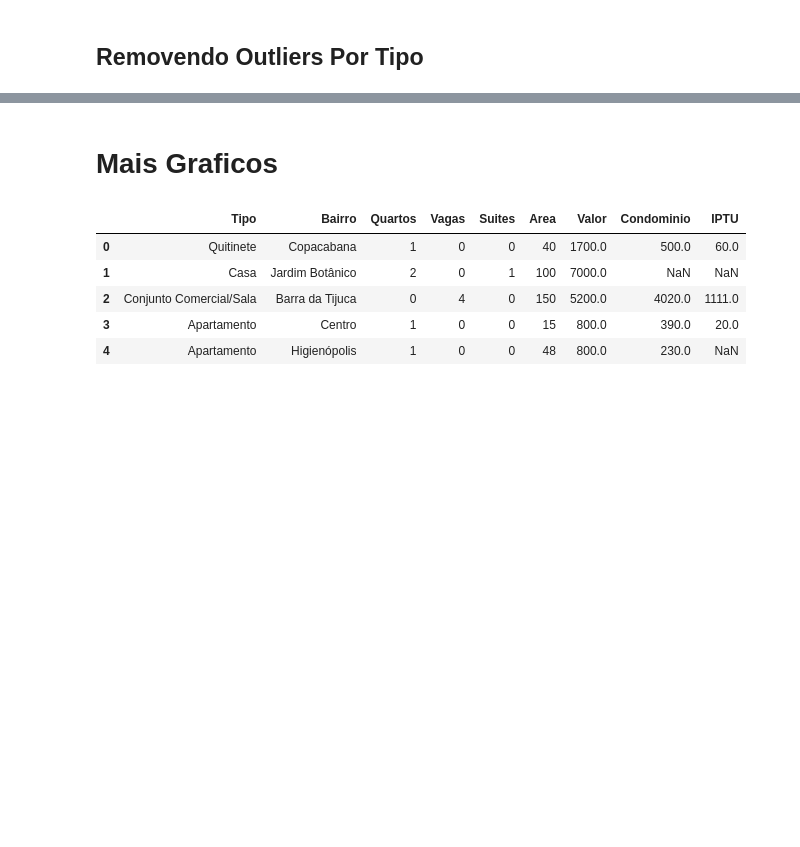
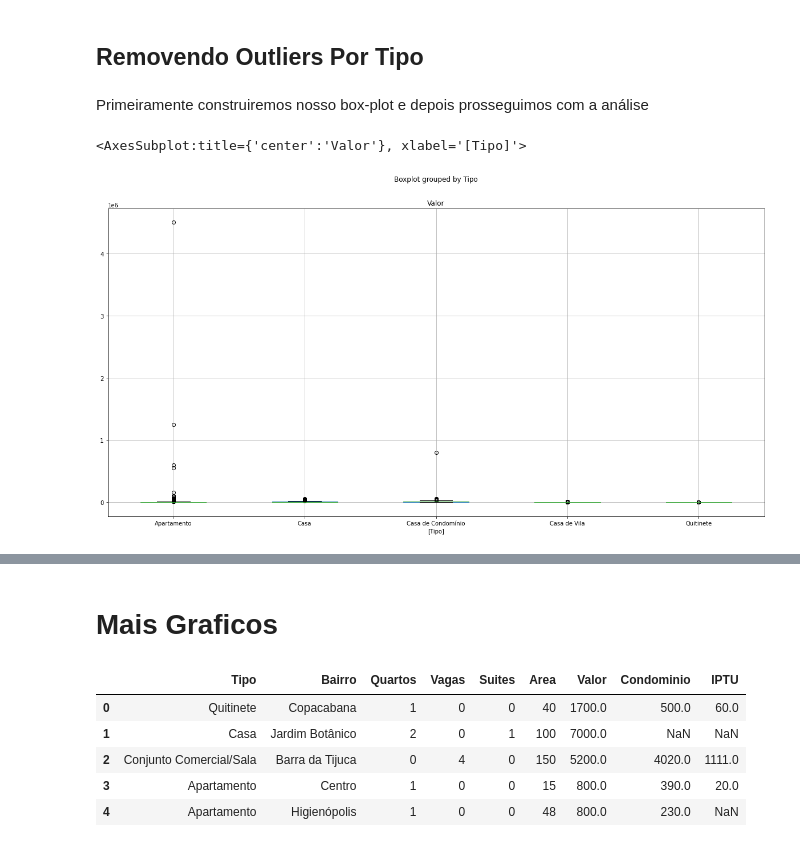
Before and after one commit to dornelles08/Pandas, a Jupyter notebook: Pandas/Pandas.ipynb, the cells around one changed output, grey strips where cells are left out. Saved outputs shown, nothing was run; the diff lists cells and outputs as text; code cells hidden in the pictures; blank space fills up the shorter version.

```diff
--- a/Pandas/Pandas.ipynb
+++ b/Pandas/Pandas.ipynb
@@ -766,2 +1422,9 @@ dados_new.hist(['Valor'])
 # %% [markdown]
 ## Removendo Outliers Por Tipo
+# %% [markdown]
+Primeiramente construiremos nosso box-plot e depois prosseguimos com a análise
+# %%
+dados.boxplot(['Valor'], by = ['Tipo'])
+# %% [output]
+<AxesSubplot:title={'center':'Valor'}, xlabel='[Tipo]'>
+[figure, added]
```
Also changed, not shown: parts of 311 cells of this notebook, 5 other files.
